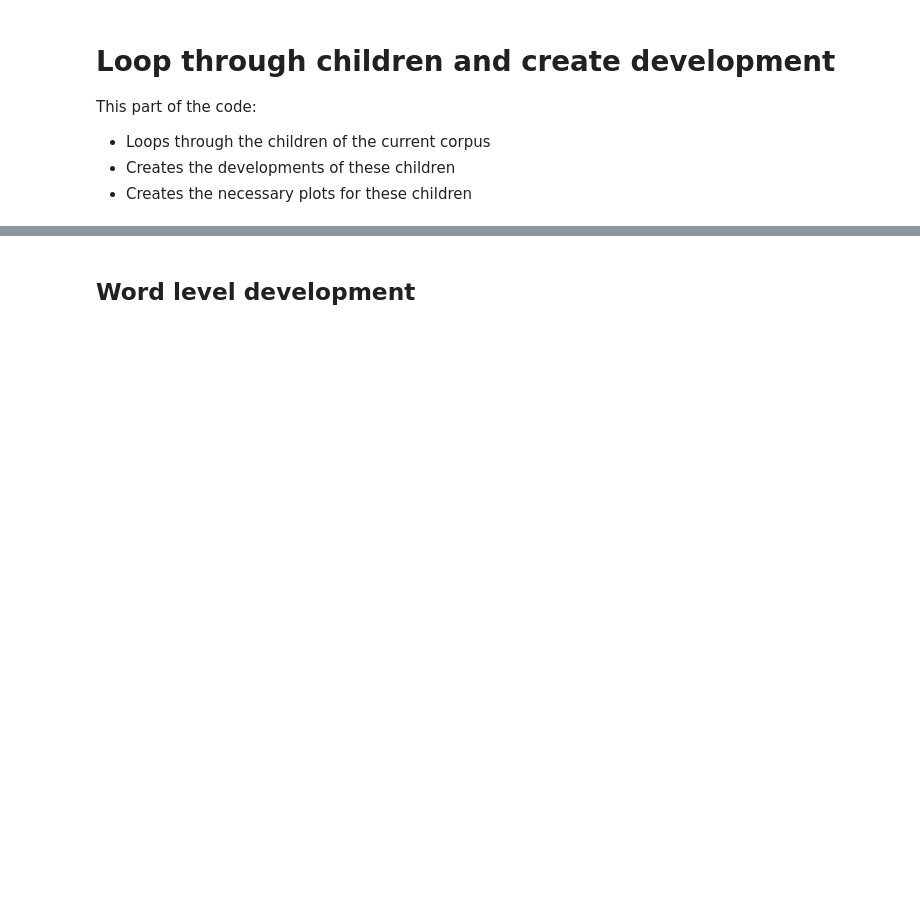
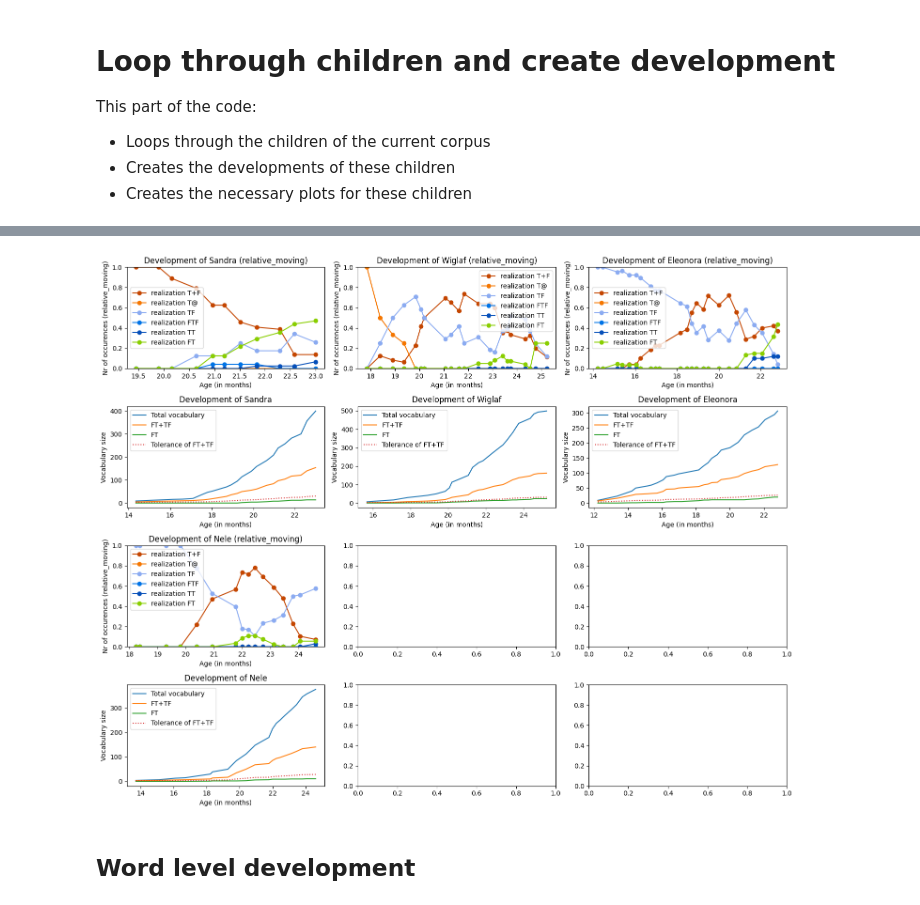
Before and after one commit to NienkeWessel/ThesisLinguistics, a Jupyter notebook: ProcessData.ipynb, the cells around one changed output, grey strips where cells are left out. Saved outputs shown, nothing was run; the diff lists cells and outputs as text; code cells hidden in the pictures; blank space fills up the shorter version.

```diff
--- a/ProcessData.ipynb
+++ b/ProcessData.ipynb
@@ -1611,3 +1767,7 @@ loop_through_children(df, children_names_file[corpus_name], analysis_dictionary[
+# %%
+loop_through_children_two_modes(children_names_file[corpus_name], analysis_dictionary['Fikkert'], mode1='relative_moving', mode2='tolerance', colors=analysis_dictionary['Fikkert']['color_dict_patterns'])
+# %% [output]
+[figure, added]
 # %% [markdown]
 ## Word level development
 # %%
```
Also changed, not shown: parts of 20 cells of this notebook.
